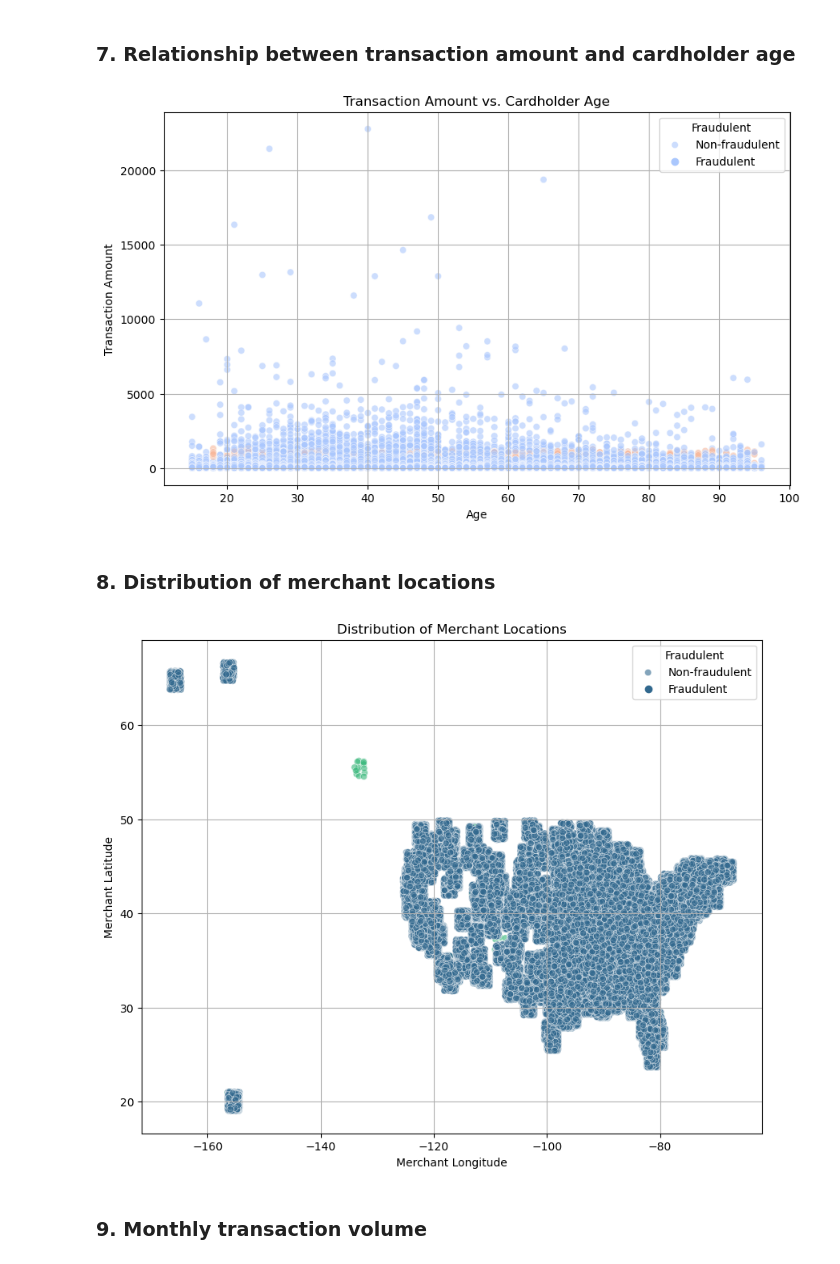
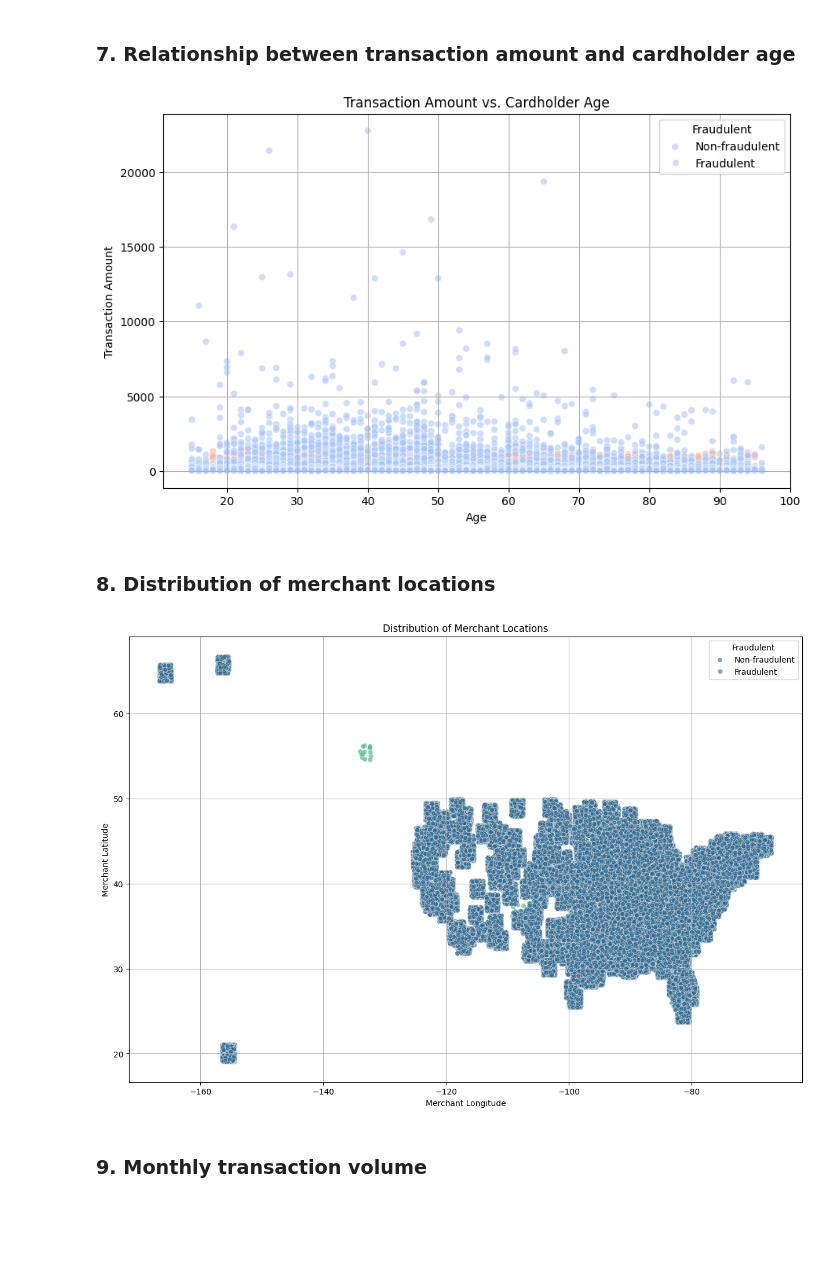
Before and after one commit to Parassidhu2k/TIP_project4, a Jupyter notebook: Datacleaning_eda_v2.ipynb, the cells around one changed output. Saved outputs shown, nothing was run; the diff lists cells and outputs as text; code cells hidden in the pictures; blank space fills up the shorter version.

```diff
--- a/Datacleaning_eda_v2.ipynb
+++ b/Datacleaning_eda_v2.ipynb
@@ -206,8 +217,9 @@ plt.show()
 # %% [markdown]
 ### 6. Age distribution of cardholders
 # %%
+# Calculate age in years
+df['age'] = (df['trans_date_trans_time'].dt.year - df['dob'].dt.year) - ((df['trans_date_trans_time'].dt.month < df['dob'].dt.month) | ((df['trans_date_trans_time'].dt.month == df['dob'].dt.month) & (df['trans_date_trans_time'].dt.day < df['dob'].dt.day)))
 
-df['age'] = (df['trans_date_trans_time'] - df['dob']).astype('<m8[Y]')
 plt.figure(figsize=(10, 6))
 sns.histplot(df['age'], bins=30, kde=True, color='orchid')
 plt.xlabel('Age')
@@ -220,31 +232,29 @@ plt.show()
 # %% [markdown]
 ### 7. Relationship between transaction amount and cardholder age
 # %%
-
 plt.figure(figsize=(10, 6))
 sns.scatterplot(x='age', y='amt', data=df, hue='is_fraud', palette='coolwarm', alpha=0.6)
 plt.xlabel('Age')
 plt.ylabel('Transaction Amount')
 plt.title('Transaction Amount vs. Cardholder Age')
+plt.legend(title='Fraudulent', labels=['Non-fraudulent', 'Fraudulent'])
 plt.grid(True)
-plt.legend(title='Fraudulent', labels=['Non-fraudulent', 'Fraudulent'])
 plt.show()
 # %% [output]
-[figure, old version]
+[figure, new version]
 # %% [markdown]
 ### 8. Distribution of merchant locations
 # %%
-
-plt.figure(figsize=(10, 8))
+plt.figure(figsize=(15, 10))
 sns.scatterplot(x='merch_long', y='merch_lat', data=df, hue='is_fraud', palette='viridis', alpha=0.6)
 plt.xlabel('Merchant Longitude')
 plt.ylabel('Merchant Latitude')
 plt.title('Distribution of Merchant Locations')
 plt.legend(title='Fraudulent', labels=['Non-fraudulent', 'Fraudulent'])
 plt.grid(True)
 plt.show()
 # %% [output]
-[figure, old version]
+[figure, new version]
 # %% [markdown]
 ### 9. Monthly transaction volume
 # %%
```
Also changed, not shown: parts of 34 cells of this notebook.
